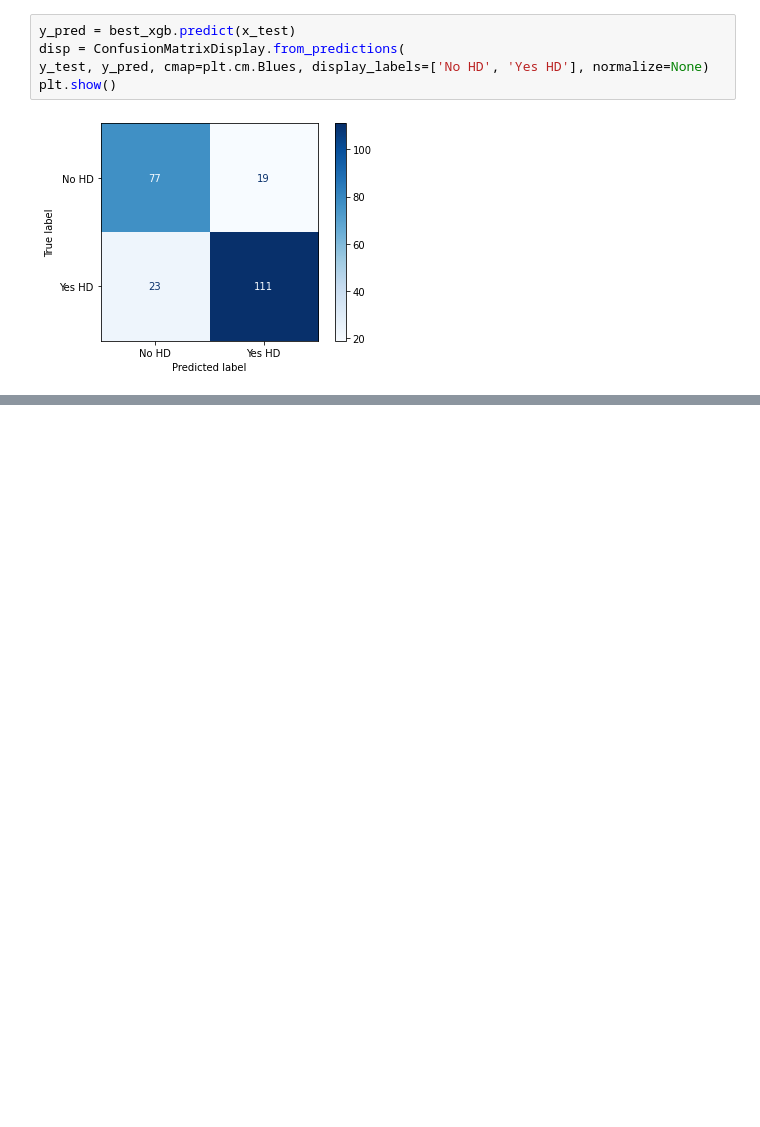
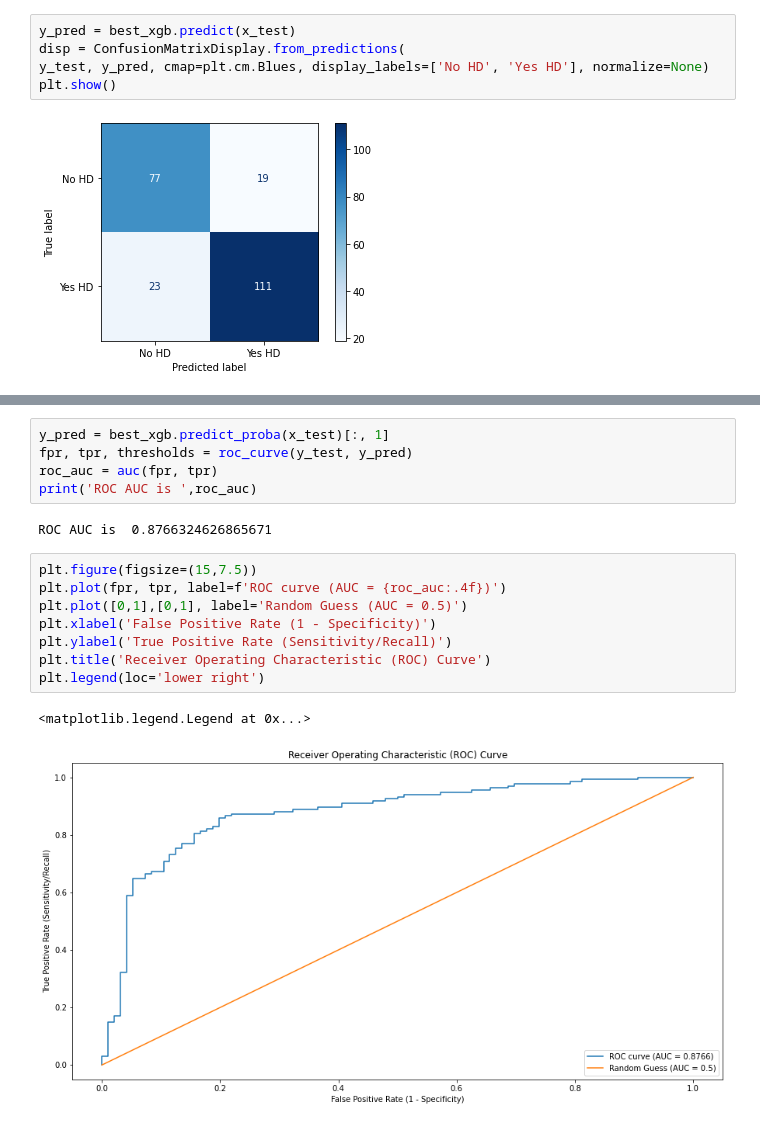
Before and after one commit to Nupur-Patil/ml_projects, a Jupyter notebook: heart_disease_prediction/notebooks/02_model_training.ipynb, the cells around one changed output, grey strips where cells are left out. Drawn from its saved outputs; the diff is of its cells as text; blank space fills up the shorter version.

```diff
--- a/heart_disease_prediction/notebooks/02_model_training.ipynb
+++ b/heart_disease_prediction/notebooks/02_model_training.ipynb
@@ -957,0 +964,18 @@ plt.show()
+# %%
+y_pred = best_xgb.predict_proba(x_test)[:, 1]
+fpr, tpr, thresholds = roc_curve(y_test, y_pred)
+roc_auc = auc(fpr, tpr)
+print('ROC AUC is ',roc_auc)
+# %% [output]
+ROC AUC is  0.8766324626865671
+# %%
+plt.figure(figsize=(15,7.5))
+plt.plot(fpr, tpr, label=f'ROC curve (AUC = {roc_auc:.4f})')
+plt.plot([0,1],[0,1], label='Random Guess (AUC = 0.5)')
+plt.xlabel('False Positive Rate (1 - Specificity)')
+plt.ylabel('True Positive Rate (Sensitivity/Recall)')
+plt.title('Receiver Operating Characteristic (ROC) Curve')
+plt.legend(loc='lower right')
+# %% [output]
+<matplotlib.legend.Legend at 0x...>
+[figure, added]
```
Also changed, not shown: parts of 4 cells of this notebook.
